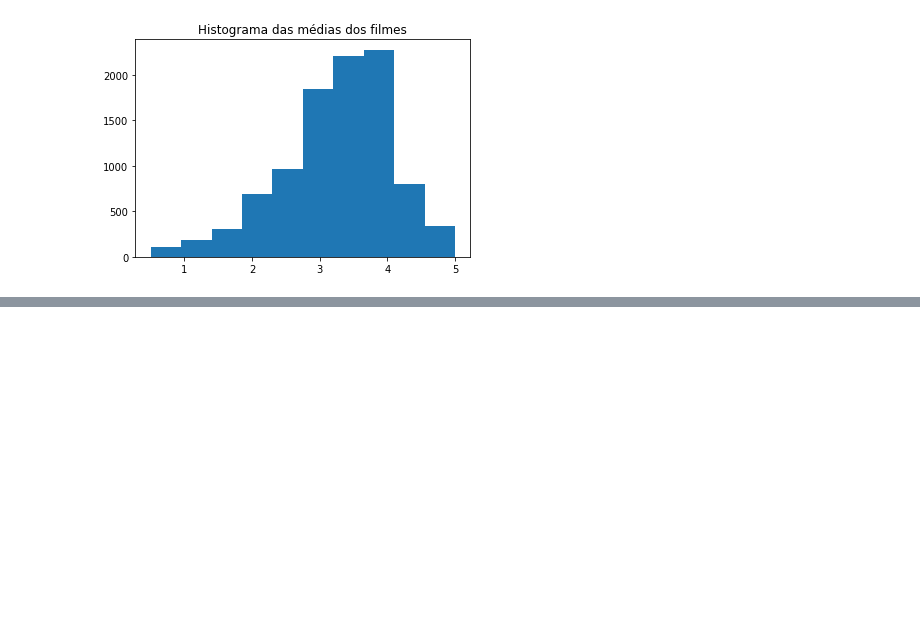
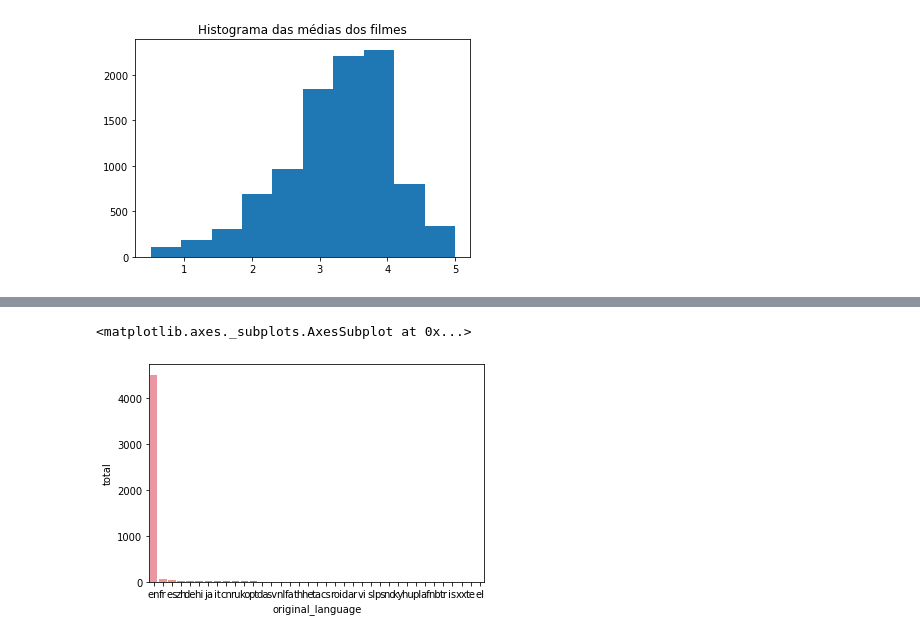
Before and after one commit to gabrielcn/Data-Science, a Jupyter notebook: introducao_data_science.ipynb, the cells around one changed output, grey strips where cells are left out. Cells and saved outputs as stored; diff of their text form; code cells hidden in the pictures; blank space fills up the shorter version.

```diff
--- a/introducao_data_science.ipynb
+++ b/introducao_data_science.ipynb
@@ -223,3 +223,6 @@ plt.title("Histograma das médias dos filmes")
 # %% [output]
 Text(0.5, 1.0, 'Histograma das médias dos filmes')
 [figure]
+# %%
+tmdb = pd.read_csv("tmdb_5000_movies.csv")
+tmdb.head()
@@ -225,0 +388,4 @@ Text(0.5, 1.0, 'Histograma das médias dos filmes')
+# %%
+contagem_de_lingua = tmdb.original_language.value_counts().to_frame().reset_index()
+contagem_de_lingua.columns = ["original_language", "total"]
+contagem_de_lingua.head()
@@ -225,0 +399,5 @@ Text(0.5, 1.0, 'Histograma das médias dos filmes')
+# %%
+sns.barplot(x="original_language", y="total", data = contagem_de_lingua) #grafico de barras com o seaborn, definindo a coluna original_language no eixo x e o total no eixo y, seguidamente de data = DF para definir de qual data frame.
+# %% [output]
+<matplotlib.axes._subplots.AxesSubplot at 0x...>
+[figure, added]
```
Also changed, not shown: parts of 32 cells of this notebook.
